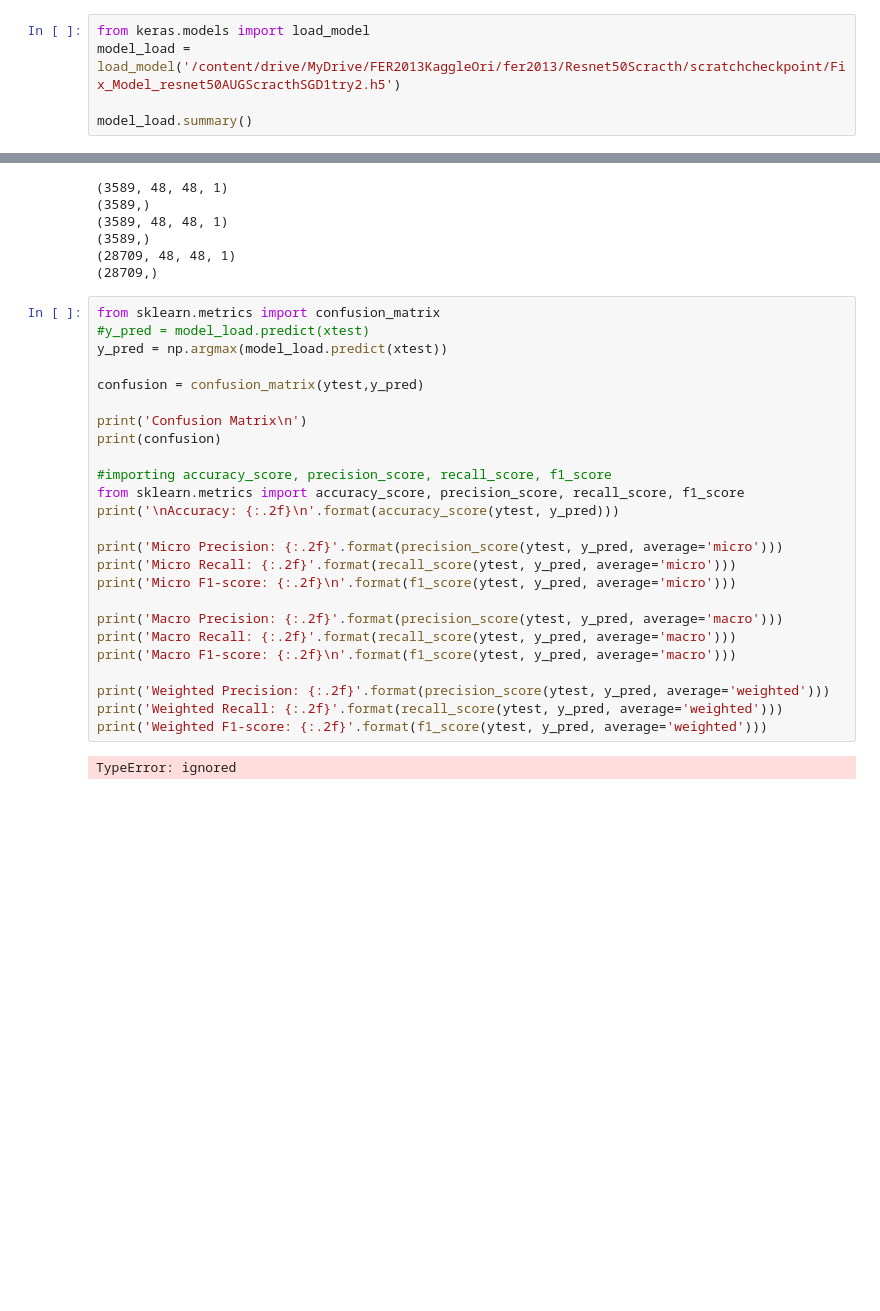
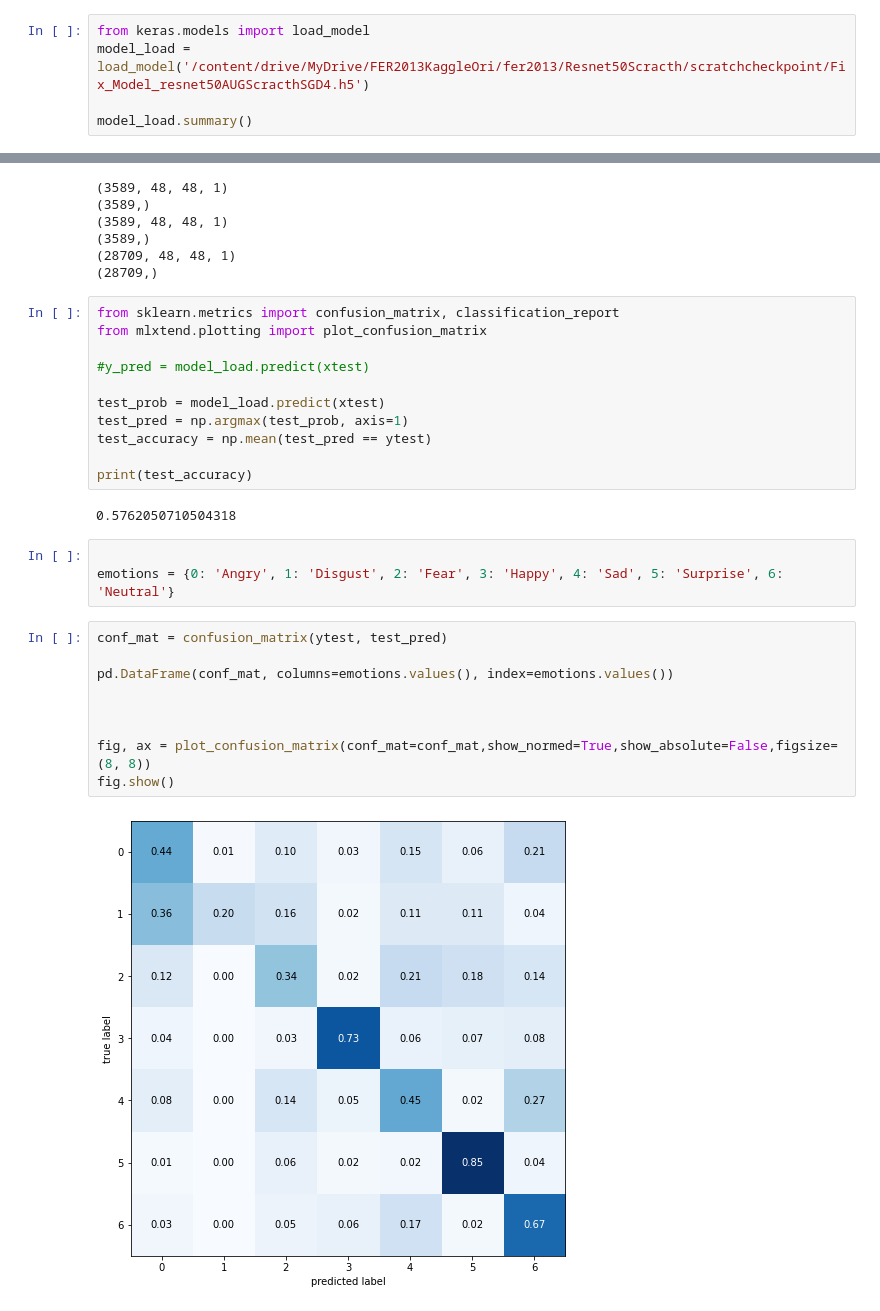
Before and after one commit to senapahlevi/FER2013_Resnet50_WeightNone, a Jupyter notebook: fix/FER2013_Resnet50_weightnone_fixTrainTestVal.ipynb, the cells around one changed output, grey strips where cells are left out. Saved outputs shown, nothing was run; the diff lists cells and outputs as text; blank space fills up the shorter version.

```diff
--- a/fix/FER2013_Resnet50_weightnone_fixTrainTestVal.ipynb
+++ b/fix/FER2013_Resnet50_weightnone_fixTrainTestVal.ipynb
@@ -545,6 +545,6 @@ Test Acc: 0.5987740159034729
 # %%
 from keras.models import load_model
-model_load = load_model('/content/drive/MyDrive/FER2013KaggleOri/fer2013/Resnet50Scracth/scratchcheckpoint/Fix_Model_resnet50AUGScracthSGD1try2.h5')
+model_load = load_model('/content/drive/MyDrive/FER2013KaggleOri/fer2013/Resnet50Scracth/scratchcheckpoint/Fix_Model_resnet50AUGScracthSGD4.h5')
 
 model_load.summary()
 # %% [output]
@@ -607,30 +607,30 @@ print (ytrain.shape)
 (3589,)
 (28709, 48, 48, 1)
 (28709,)
-# %%
-from sklearn.metrics import confusion_matrix
-#y_pred = model_load.predict(xtest)
-y_pred = np.argmax(model_load.predict(xtest))
-
-confusion = confusion_matrix(ytest,y_pred)
-
-print('Confusion Matrix\n')
-print(confusion)
-
-#importing accuracy_score, precision_score, recall_score, f1_score
-from sklearn.metrics import accuracy_score, precision_score, recall_score, f1_score
-print('\nAccuracy: {:.2f}\n'.format(accuracy_score(ytest, y_pred)))
-
-print('Micro Precision: {:.2f}'.format(precision_score(ytest, y_pred, average='micro')))
-print('Micro Recall: {:.2f}'.format(recall_score(ytest, y_pred, average='micro')))
-print('Micro F1-score: {:.2f}\n'.format(f1_score(ytest, y_pred, average='micro')))
-
-print('Macro Precision: {:.2f}'.format(precision_score(ytest, y_pred, average='macro')))
-print('Macro Recall: {:.2f}'.format(recall_score(ytest, y_pred, average='macro')))
-print('Macro F1-score: {:.2f}\n'.format(f1_score(ytest, y_pred, average='macro')))
-
-print('Weighted Precision: {:.2f}'.format(precision_score(ytest, y_pred, average='weighted')))
-print('Weighted Recall: {:.2f}'.format(recall_score(ytest, y_pred, average='weighted')))
-print('Weighted F1-score: {:.2f}'.format(f1_score(ytest, y_pred, average='weighted')))
-# %% [output]
-TypeError: ignored
+# %%
+from sklearn.metrics import confusion_matrix, classification_report
+from mlxtend.plotting import plot_confusion_matrix
+
+#y_pred = model_load.predict(xtest)
+
+test_prob = model_load.predict(xtest)
+test_pred = np.argmax(test_prob, axis=1)
+test_accuracy = np.mean(test_pred == ytest)
+
+print(test_accuracy)
+# %% [output]
+0.5762050710504318
+# %%
+
+emotions = {0: 'Angry', 1: 'Disgust', 2: 'Fear', 3: 'Happy', 4: 'Sad', 5: 'Surprise', 6: 'Neutral'}
+# %%
+conf_mat = confusion_matrix(ytest, test_pred)
+
+pd.DataFrame(conf_mat, columns=emotions.values(), index=emotions.values())
+
+
+
+fig, ax = plot_confusion_matrix(conf_mat=conf_mat,show_normed=True,show_absolute=False,figsize=(8, 8))
+fig.show()
+# %% [output]
+[figure, added]
```
Also changed, not shown: parts of 11 cells of this notebook.
